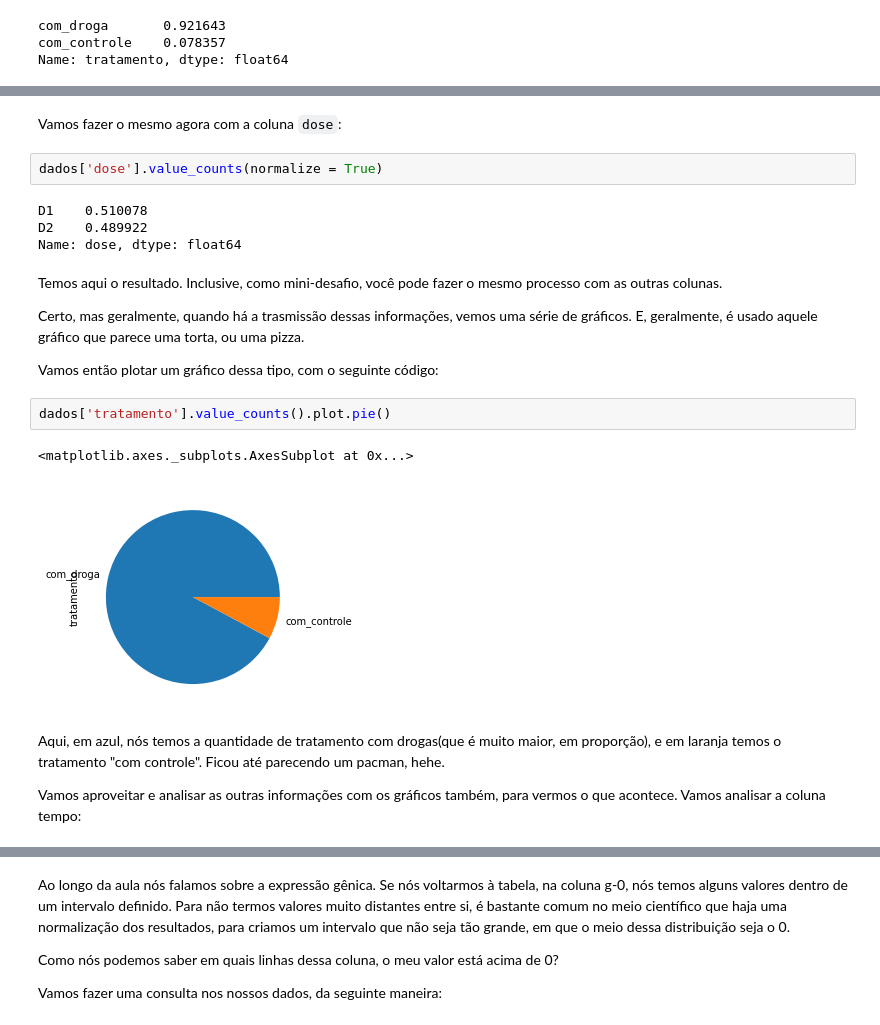
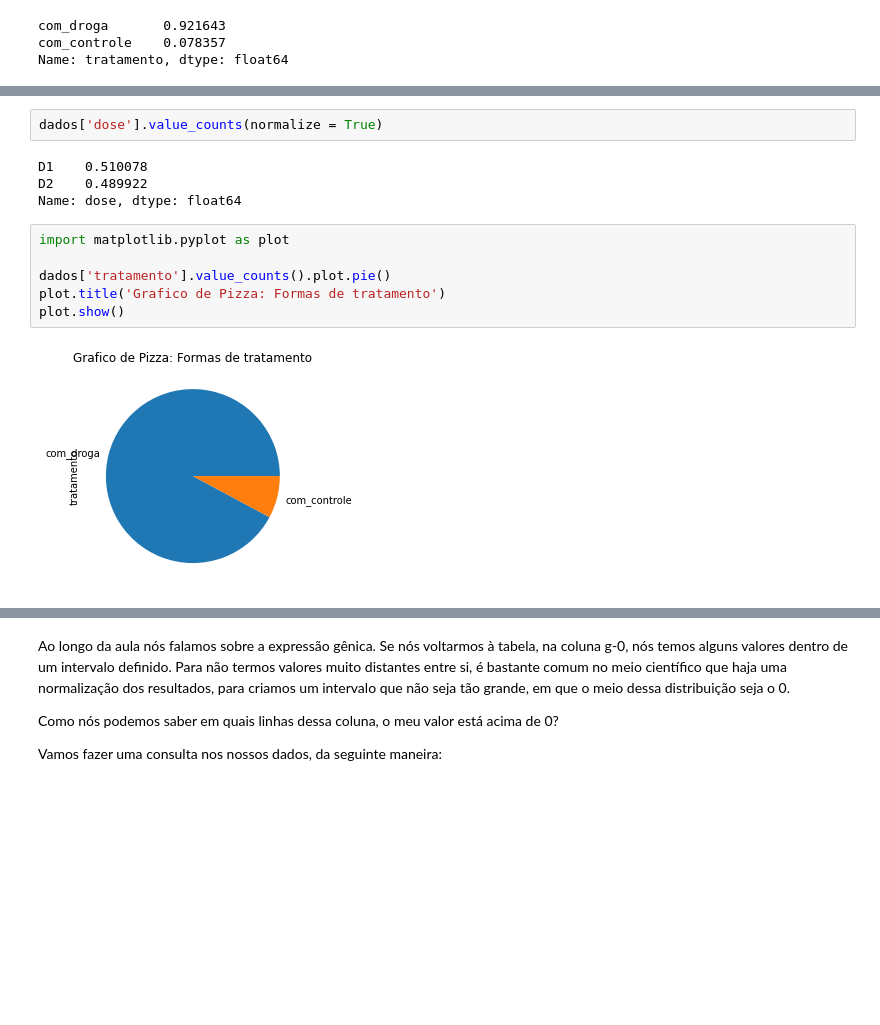
Before and after one commit to Caesar-Victor/CaesarRepo, a Jupyter notebook: python/Alura/Aula_01.ipynb, the cells around one changed output, grey strips where cells are left out. Saved outputs shown, nothing was run; the diff lists cells and outputs as text; blank space fills up the shorter version.

````diff
--- a/python/Alura/Aula_01.ipynb
+++ b/python/Alura/Aula_01.ipynb
@@ -158,25 +91,16 @@ Temos agora os dados "normalizados". Podemos interpretar utilizando a porcentage
-# %% [markdown]
-Vamos fazer o mesmo agora com a coluna ```dose```:
 # %%
 dados['dose'].value_counts(normalize = True)
 # %% [output]
 D1    0.510078
 D2    0.489922
 Name: dose, dtype: float64
-# %% [markdown]
-Temos aqui o resultado. Inclusive, como mini-desafio, você pode fazer o mesmo processo com as outras colunas.
-
-Certo, mas geralmente, quando há a trasmissão dessas informações, vemos uma série de gráficos. E, geralmente, é usado aquele gráfico que parece uma torta, ou uma pizza.
-
-Vamos então plotar um gráfico dessa tipo, com o seguinte código:
-# %%
-dados['tratamento'].value_counts().plot.pie()
-# %% [output]
-<matplotlib.axes._subplots.AxesSubplot at 0x...>
-[figure, removed]
-# %% [markdown]
-Aqui, em azul, nós temos a quantidade de tratamento com drogas(que é muito maior, em proporção), e em laranja temos o tratamento "com controle". Ficou até parecendo um pacman, hehe.
-
-Vamos aproveitar e analisar as outras informações com os gráficos também, para vermos o que acontece. Vamos analisar a coluna tempo:
+# %%
+import matplotlib.pyplot as plot
+
+dados['tratamento'].value_counts().plot.pie()
+plot.title('Grafico de Pizza: Formas de tratamento')
+plot.show()
+# %% [output]
+[figure, added]
 # %%
 dados['tempo'].value_counts().plot.pie()
````
Also changed, not shown: parts of 31 cells of this notebook.
